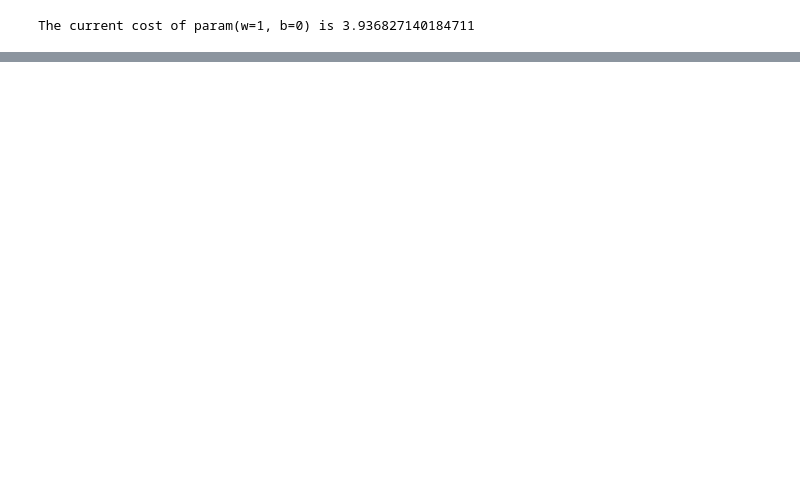
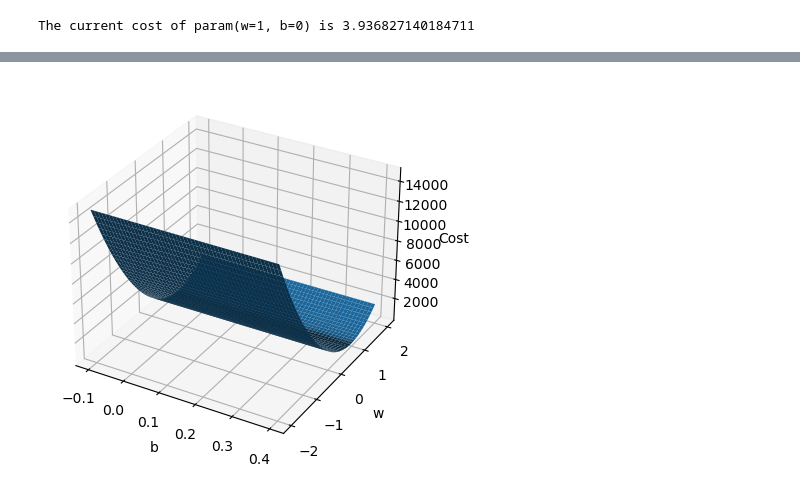
Before and after one commit to WhisperingRock/Kaggle_ML, a Jupyter notebook: univariable-linear-regression.ipynb, the cells around one changed output, grey strips where cells are left out. Saved outputs shown, nothing was run; the diff lists cells and outputs as text; code cells hidden in the pictures; blank space fills up the shorter version.

```diff
--- a/univariable-linear-regression.ipynb
+++ b/univariable-linear-regression.ipynb
@@ -232,3 +266,22 @@ Iteration  900: Cost 4.12e+00  dj_dw: -4.539e-04, dj_db:  3.030e-02   w:  9.988e
+# %%
+# STILL TRYING TO GRAPH A 3D PLOT OF (b, w, J(w,b))
+b = np.linspace(-0.1, 0.4, 500)
+w = np.linspace(-2, 2, 500)
+
+B, W = np.meshgrid(b, w)
+
+Z = compute_cost(x_train_c, y_train_c, W, B)
+
+
+ax = plt.axes(projection="3d")
+# Plot the surface.
+ax.plot_surface(B, W, Z)
+ax.set_xlabel('b')
+ax.set_ylabel('w')
+ax.set_zlabel('Cost')
+plt.show()
+# %% [output]
+[figure, added]
 # %%
 #Applying the model to the new data
 df = pd.read_csv('/kaggle/input/random-linear-regression/test.csv')
```
Also changed, not shown: parts of 6 cells of this notebook.
